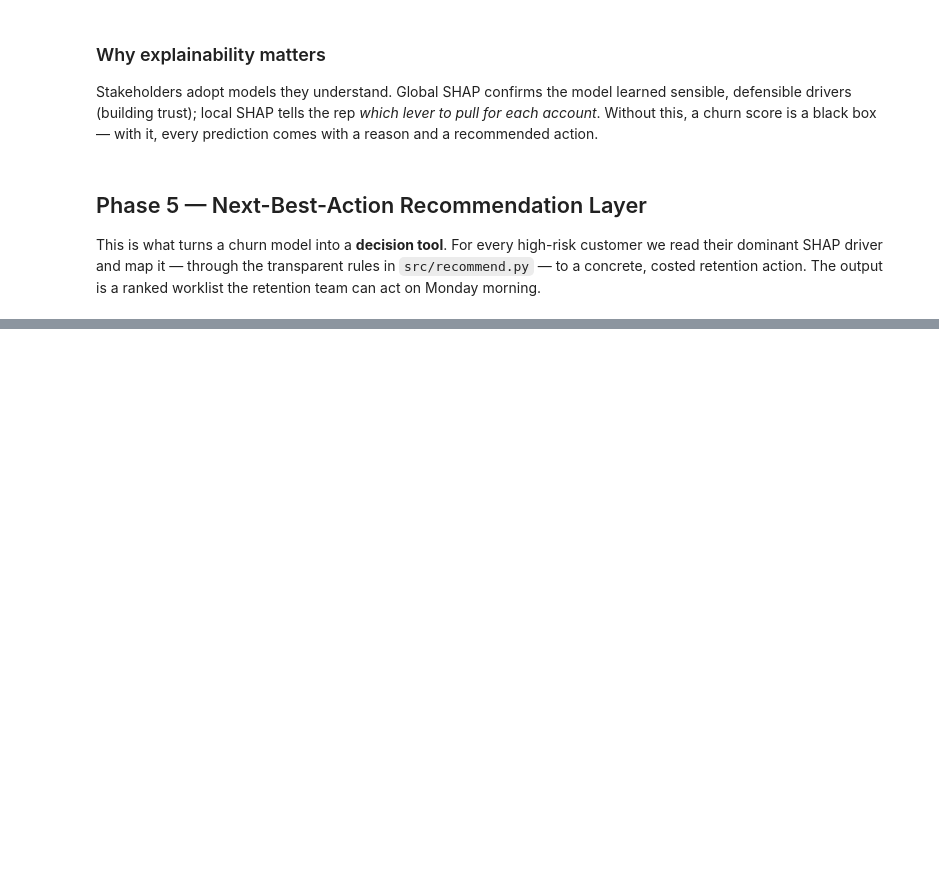
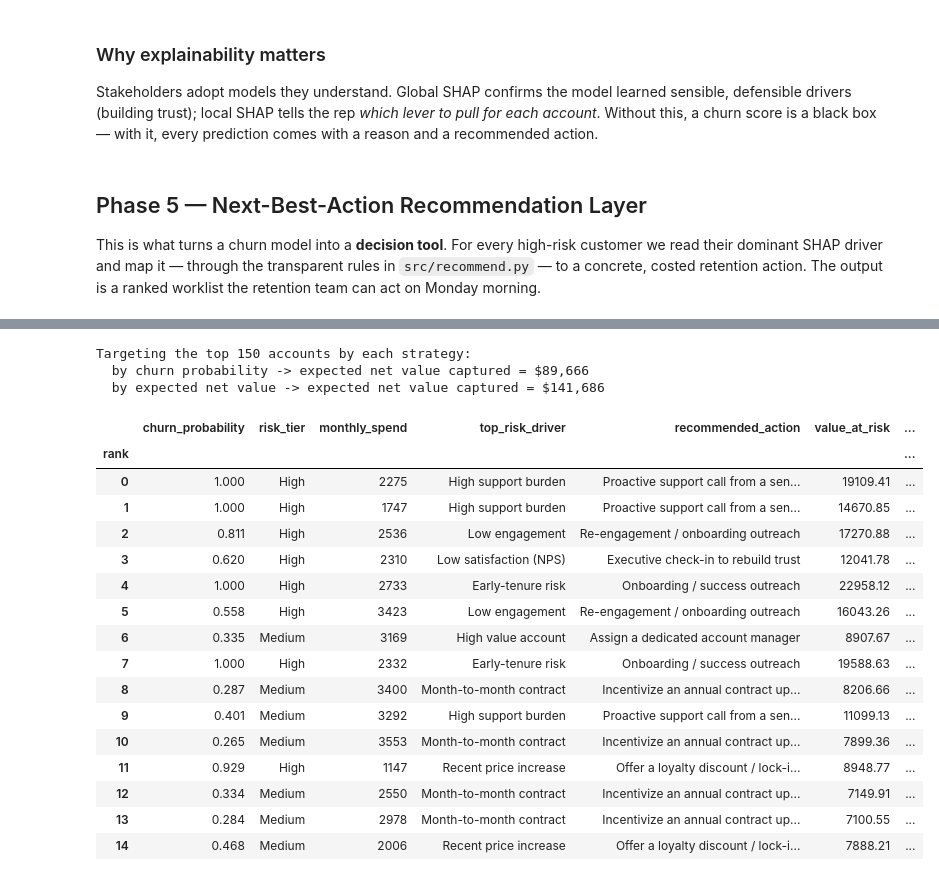
Before and after one commit to dustintdn/churn-nba, a Jupyter notebook: notebooks/churn_analysis.ipynb, the cells around one changed output, grey strips where cells are left out. Saved outputs shown, nothing was run; the diff lists cells and outputs as text; code cells hidden in the pictures; blank space fills up the shorter version.

```diff
--- a/notebooks/churn_analysis.ipynb
+++ b/notebooks/churn_analysis.ipynb
@@ -475,0 +489,12 @@ recommended next-best-action — closing the loop from data to decision.
+# %%
+# Compare two prioritization strategies on the same retention-team budget.
+BUDGET = 150   # the team can work 150 accounts this cycle
+by_prob = reco_df.sort_values("churn_probability", ascending=False).head(BUDGET)
+by_value = reco_df.sort_values("net_value", ascending=False).head(BUDGET)
+print(f"Targeting the top {BUDGET} accounts by each strategy:")
+print(f"  by churn probability -> expected net value captured = ${by_prob['net_value'].clip(lower=0).sum():,.0f}")
+print(f"  by expected net value -> expected net value captured = ${by_value['net_value'].clip(lower=0).sum():,.0f}")
+# %% [output]
+Targeting the top 150 accounts by each strategy:
+  by churn probability -> expected net value captured = $89,666
+  by expected net value -> expected net value captured = $141,686
@@ -475,0 +511,25 @@ recommended next-best-action — closing the loop from data to decision.
+# %%
+# The value-ranked worklist the team actually works — dollars front and center.
+cols = ["churn_probability", "risk_tier", "monthly_spend", "top_risk_driver",
+        "recommended_action", "value_at_risk", "net_value"]
+worklist_by_value = by_value[cols].head(15).reset_index(drop=True)
+worklist_by_value.index.name = "rank"
+worklist_by_value
+# %% [output]
+|  | churn_probability | risk_tier | monthly_spend | top_risk_driver | recommended_action | value_at_risk | ... |
+| rank |  |  |  |  |  |  | ... |
+| 0 | 1.000 | High | 2275 | High support burden | Proactive support call from a sen... | 19109.41 | ... |
+| 1 | 1.000 | High | 1747 | High support burden | Proactive support call from a sen... | 14670.85 | ... |
+| 2 | 0.811 | High | 2536 | Low engagement | Re-engagement / onboarding outreach | 17270.88 | ... |
+| 3 | 0.620 | High | 2310 | Low satisfaction (NPS) | Executive check-in to rebuild trust | 12041.78 | ... |
+| 4 | 1.000 | High | 2733 | Early-tenure risk | Onboarding / success outreach | 22958.12 | ... |
+| 5 | 0.558 | High | 3423 | Low engagement | Re-engagement / onboarding outreach | 16043.26 | ... |
+| 6 | 0.335 | Medium | 3169 | High value account | Assign a dedicated account manager | 8907.67 | ... |
+| 7 | 1.000 | High | 2332 | Early-tenure risk | Onboarding / success outreach | 19588.63 | ... |
+| 8 | 0.287 | Medium | 3400 | Month-to-month contract | Incentivize an annual contract up... | 8206.66 | ... |
+| 9 | 0.401 | Medium | 3292 | High support burden | Proactive support call from a sen... | 11099.13 | ... |
+| 10 | 0.265 | Medium | 3553 | Month-to-month contract | Incentivize an annual contract up... | 7899.36 | ... |
+| 11 | 0.929 | High | 1147 | Recent price increase | Offer a loyalty discount / lock-i... | 8948.77 | ... |
+| 12 | 0.334 | Medium | 2550 | Month-to-month contract | Incentivize an annual contract up... | 7149.91 | ... |
+| 13 | 0.284 | Medium | 2978 | Month-to-month contract | Incentivize an annual contract up... | 7100.55 | ... |
+| 14 | 0.468 | Medium | 2006 | Recent price increase | Offer a loyalty discount / lock-i... | 7888.21 | ... |
```
Also changed, not shown: parts of 7 cells of this notebook, 14 other files.
